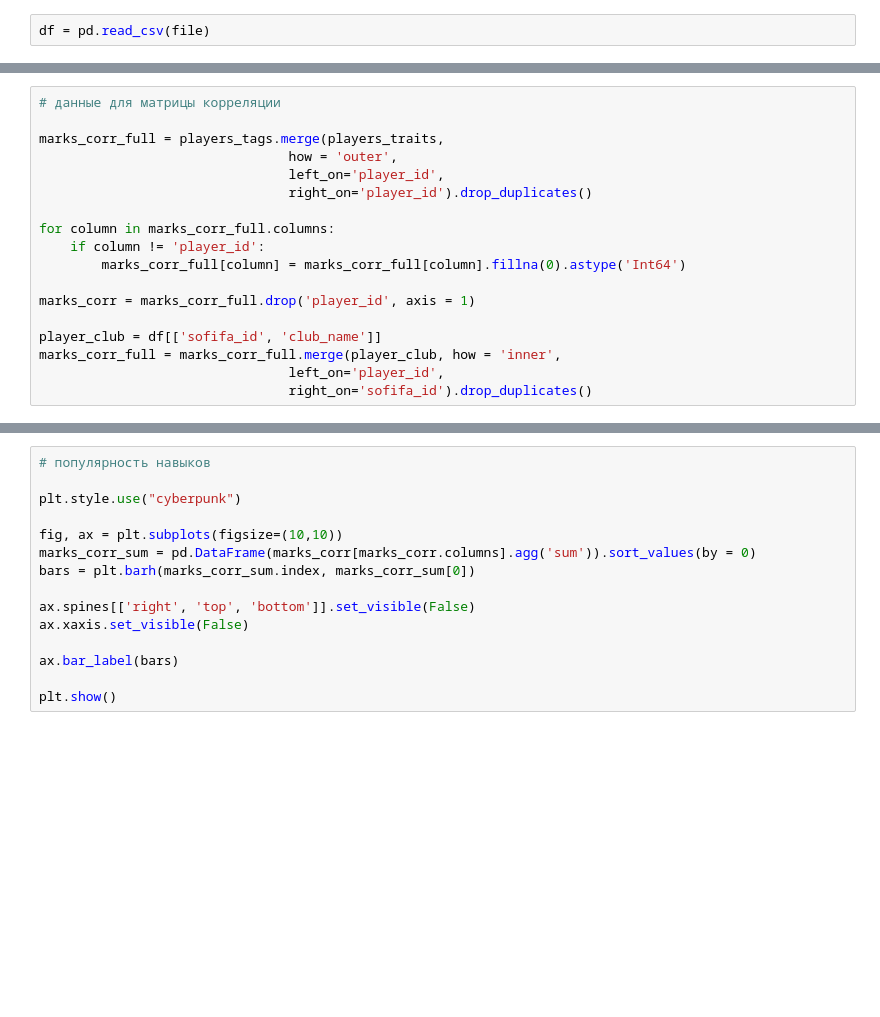
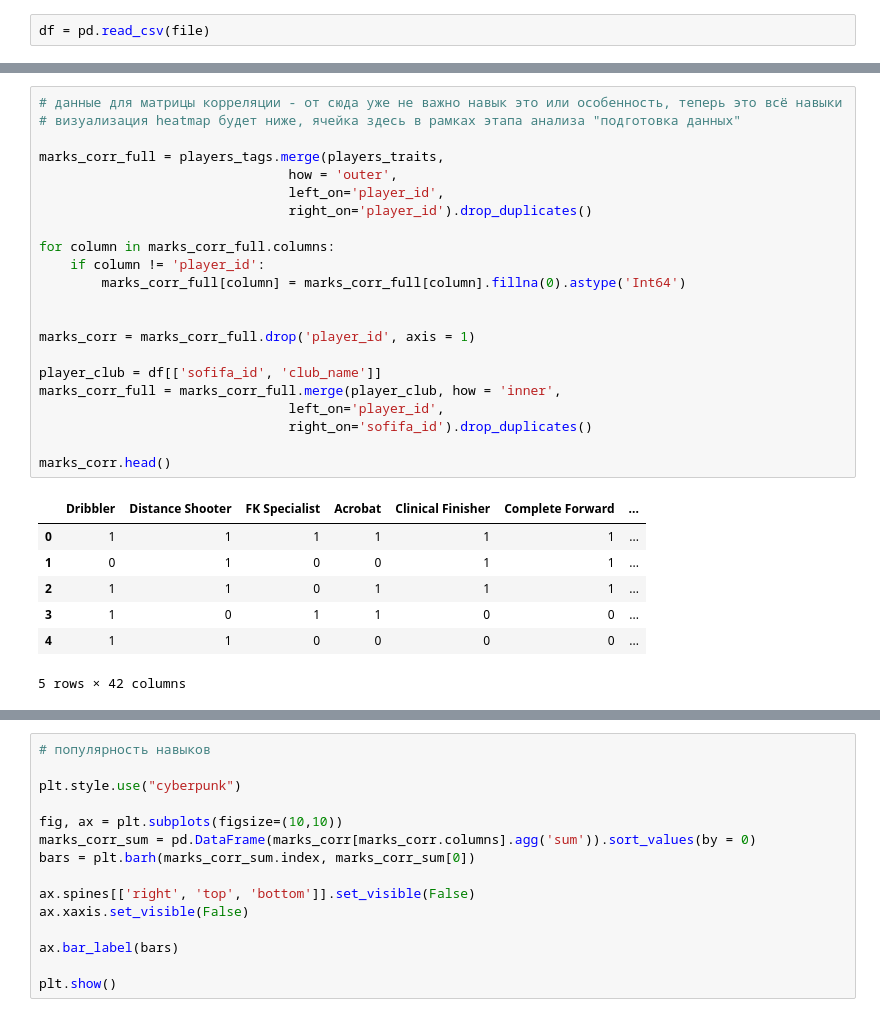
Before and after one commit to philippkuch/data_analyst_projects, a Jupyter notebook: FIFA_22_players.ipynb, the cells around one changed output, grey strips where cells are left out. Drawn from its saved outputs; the diff is of its cells as text; blank space fills up the shorter version.

```diff
--- a/FIFA_22_players.ipynb
+++ b/FIFA_22_players.ipynb
@@ -119,18 +200,30 @@ for column in players_traits.columns:
 # %%
-# данные для матрицы корреляции
+# данные для матрицы корреляции - от сюда уже не важно навык это или особенность, теперь это всё навыки
+# визуализация heatmap будет ниже, ячейка здесь в рамках этапа анализа "подготовка данных"
 
 marks_corr_full = players_tags.merge(players_traits,
                                 how = 'outer',
                                 left_on='player_id',
                                 right_on='player_id').drop_duplicates()
 
 for column in marks_corr_full.columns:
     if column != 'player_id':
         marks_corr_full[column] = marks_corr_full[column].fillna(0).astype('Int64')
 
+
 marks_corr = marks_corr_full.drop('player_id', axis = 1)
 
 player_club = df[['sofifa_id', 'club_name']]
 marks_corr_full = marks_corr_full.merge(player_club, how = 'inner',
                                 left_on='player_id',
                                 right_on='sofifa_id').drop_duplicates()
+
+marks_corr.head()
+# %% [output]
+|  | Dribbler | Distance Shooter | FK Specialist | Acrobat | Clinical Finisher | Complete Forward | ... |
+| 0 | 1 | 1 | 1 | 1 | 1 | 1 | ... |
+| 1 | 0 | 1 | 0 | 0 | 1 | 1 | ... |
+| 2 | 1 | 1 | 0 | 1 | 1 | 1 | ... |
+| 3 | 1 | 0 | 1 | 1 | 0 | 0 | ... |
+| 4 | 1 | 1 | 0 | 0 | 0 | 0 | ... |
+5 rows × 42 columns
```
Also changed, not shown: parts of 28 cells of this notebook.
